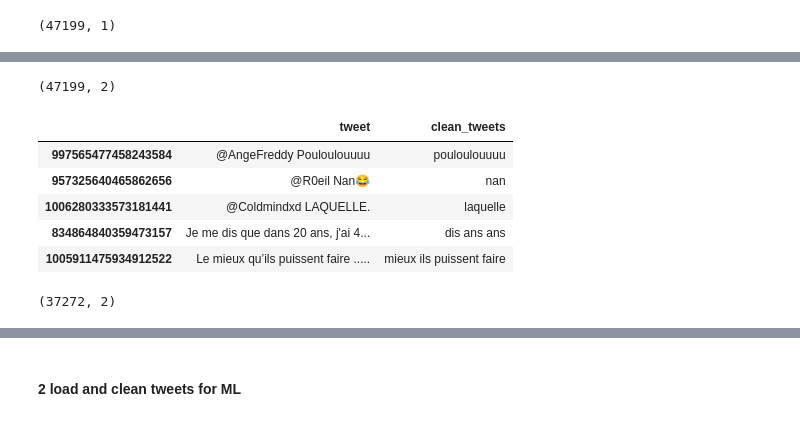
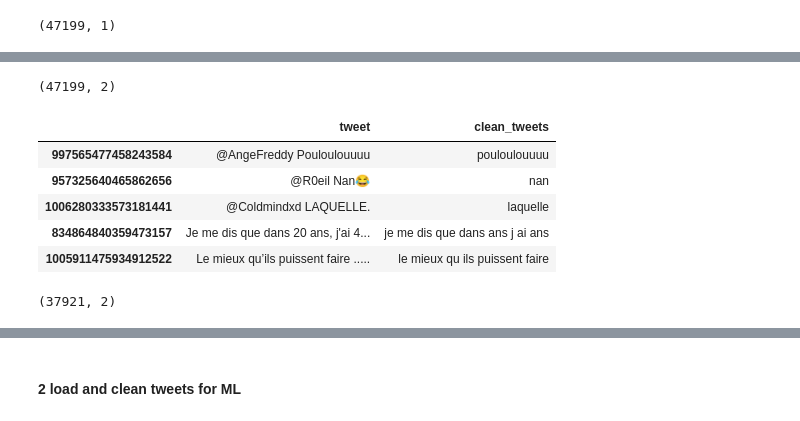
Before and after one commit to Mik3M4n/help_dicrah, a Jupyter notebook: machine_learning/word2vec_training_practice.ipynb, the cells around one changed output, grey strips where cells are left out. Saved outputs shown, nothing was run; the diff lists cells and outputs as text; code cells hidden in the pictures.

```diff
--- a/machine_learning/word2vec_training_practice.ipynb
+++ b/machine_learning/word2vec_training_practice.ipynb
@@ -74,23 +101,26 @@ u'l annee prochaine egalement'
 # %%
 #clean_tweets = [tweet_cleaner(str(tweet), my_dict) for tweet in list(df['full_text'])]
 
-df['clean_tweets'] = df.tweet.apply(lambda x:' '.join(remove_stopwords(tokenize(tweet_cleaner(x, my_dict)), generate_stopwords())))
+df['clean_tweets'] = df.tweet.apply( \
+                                    lambda x:' '.join(\
+                                                      tokenize(\
+                                                                tweet_cleaner(x, my_dict))))
 
 #df['clean_tweets'] = clean_tweets
 df.shape
 df.head(5)
 # %% [output]
 (47199, 2)
 |  | tweet | clean_tweets |
 | 997565477458243584 | @AngeFreddy Pouloulouuuu | pouloulouuuu |
 | 957325640465862656 | @R0eil Nan😂 | nan |
 | 1006280333573181441 | @Coldmindxd LAQUELLE. | laquelle |
-| 834864840359473157 | Je me dis que dans 20 ans, j'ai 4... | dis ans ans |
-| 1005911475934912522 | Le mieux qu’ils puissent faire ..... | mieux ils puissent faire |
+| 834864840359473157 | Je me dis que dans 20 ans, j'ai 4... | je me dis que dans ans j ai ans |
+| 1005911475934912522 | Le mieux qu’ils puissent faire ..... | le mieux qu ils puissent faire |
 # %%
 df = df.drop_duplicates(subset='clean_tweets')
 df.shape
 # %% [output]
-(37272, 2)
+(37921, 2)
 # %%
 df['nc'] = [len(t) for t in df.clean_tweets]
```
Also changed, not shown: parts of 52 cells of this notebook.
